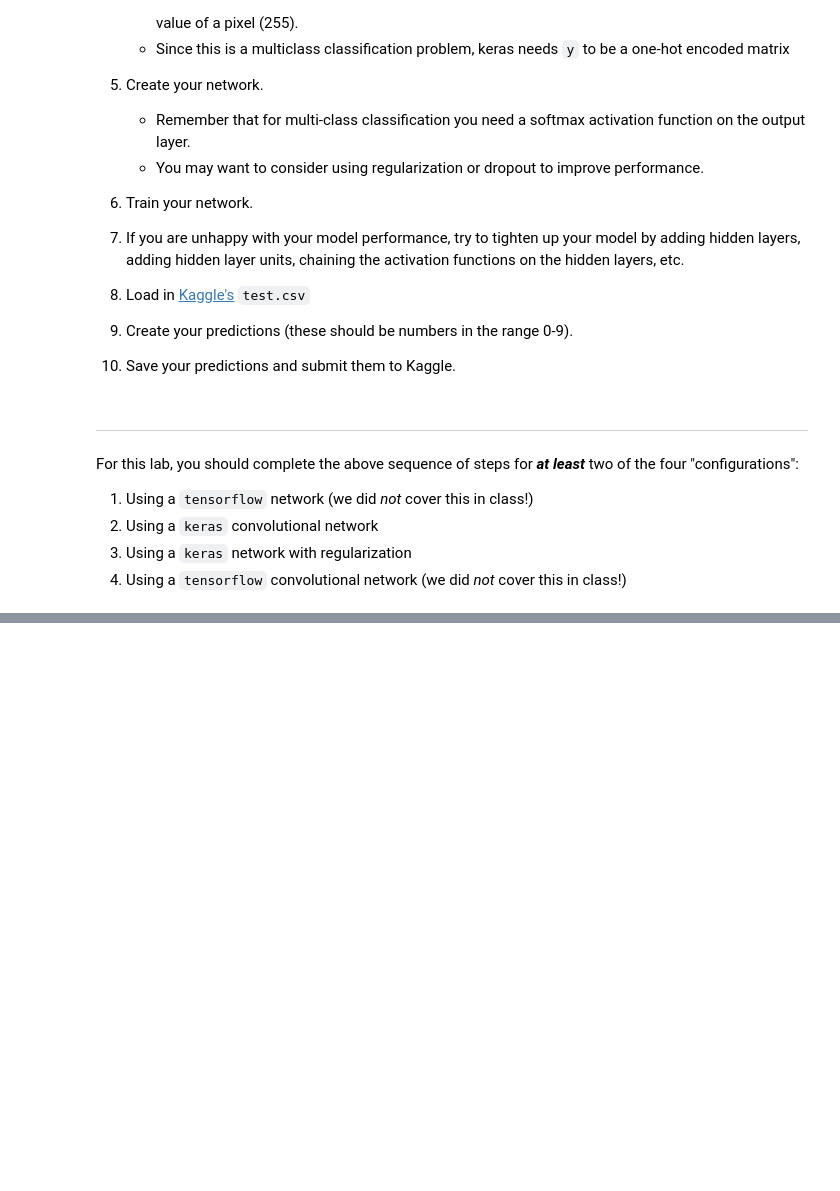
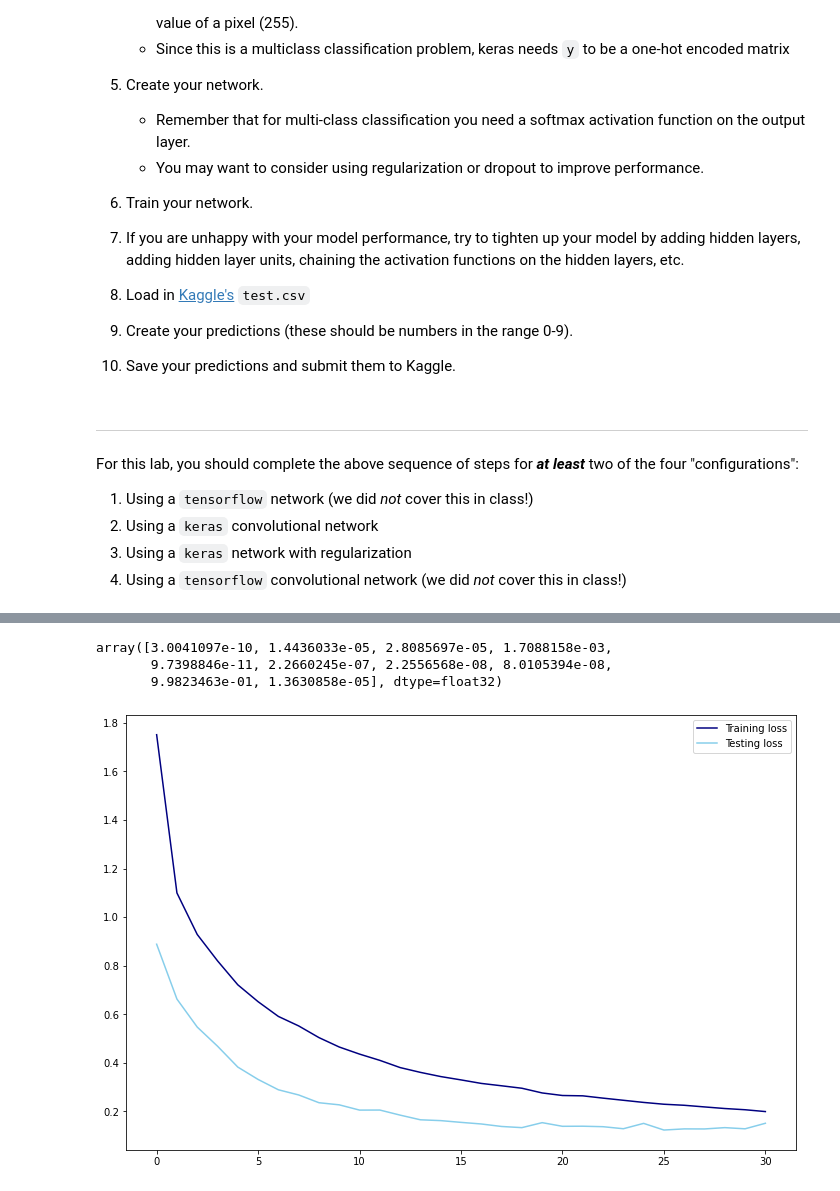
Before and after one commit to Tatadektep/Neural_Nets_Applied_Lab, a Jupyter notebook: starter-code.ipynb, the cells around one changed output, grey strips where cells are left out. Cells and saved outputs as stored; diff of their text form; code cells hidden in the pictures; blank space fills up the shorter version.

```diff
--- a/starter-code.ipynb
+++ b/starter-code.ipynb
@@ -35,0 +138,20 @@ For this lab, you should complete the above sequence of steps for **_at least_**
+# %%
+# Build model using early stopping and dropout to reduce overfitting
+es = EarlyStopping(patience=5)
+
+# 1. Baseline Model
+# Insert model here...
+model = Sequential()
+
+# Sequential groups a linear stack of layers into a tf.keras.Model.
+# Sequential provides training and inference features on this model.
+
+model.add(Dense(1024, activation='relu', input_shape=(X_train_sc.shape[1],)))
+model.add(Dense(64, activation='relu'))
+model.add(Dropout(0.5))
+model.add(Dense(32, activation='relu'))
+model.add(Dropout(0.5))
+
+# Binary classification
+# Output layer with tens neuron (node)
+model.add(Dense(10, activation="softmax"))
@@ -35,0 +176,15 @@ For this lab, you should complete the above sequence of steps for **_at least_**
+# %%
+# 2. Compile
+model.compile(loss='categorical_crossentropy', optimizer='adam', metrics=['accuracy'])
+# %%
+# 3. Fit
+res = model.fit(X_train_sc, y_train,
+                epochs=100,
+                batch_size=64,
+                validation_data = (X_test_sc, y_test),
+                callbacks = [es],
+                verbose=0) # No printing of output
+
+
+# verbose: 'auto', 0, 1, or 2. Verbosity mode.
+        # 0 = silent, 1 = progress bar, 2 = one line per epoch.
@@ -35,0 +195,17 @@ For this lab, you should complete the above sequence of steps for **_at least_**
+# %%
+preds[0]
+# %% [output]
+array([3.0041097e-10, 1.4436033e-05, 2.8085697e-05, 1.7088158e-03,
+       9.7398846e-11, 2.2660245e-07, 2.2556568e-08, 8.0105394e-08,
+       9.9823463e-01, 1.3630858e-05], dtype=float32)
+# %%
+# Visualize the loss
+train_loss = res.history['loss']
+test_loss = res.history['val_loss']
+
+plt.figure(figsize=(12, 8))
+plt.plot(train_loss, label='Training loss', color='navy')
+plt.plot(test_loss, label='Testing loss', color='skyblue')
+plt.legend();
+# %% [output]
+[figure, added]
```
Also changed, not shown: parts of 25 cells of this notebook, 4 other files.
